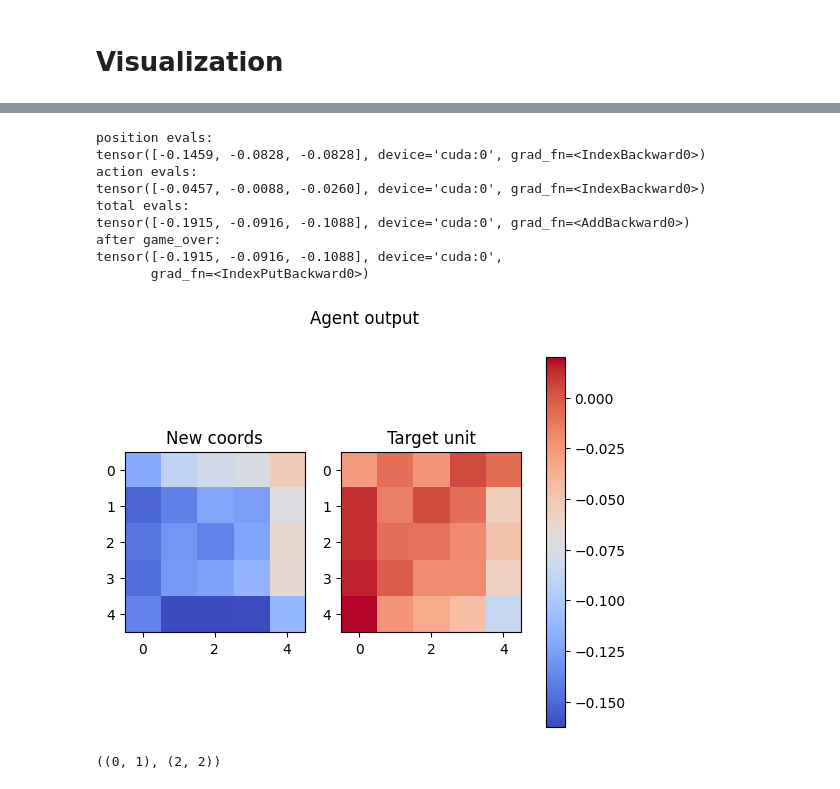
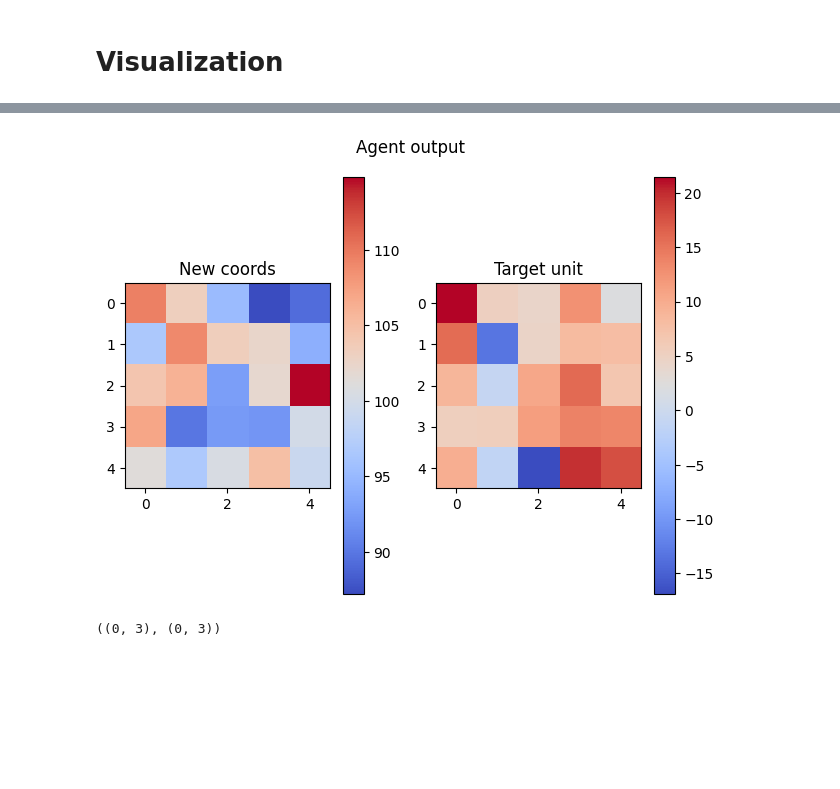
Before and after one commit to Sambura/DnD-RL-combat-agent, a Jupyter notebook: notebooks/model_proto.ipynb, the cells around one changed output, grey strips where cells are left out. Cells and saved outputs as stored; diff of their text form; code cells hidden in the pictures; blank space fills up the shorter version.

Commit message:
Model prototype v1

```diff
--- a/notebooks/model_proto.ipynb
+++ b/notebooks/model_proto.ipynb
@@ -621,4 +628,0 @@ Game over in 12 iterations. Current epsilon = 0.99
-# %%
-game, color_map = create_same_game()
-agent.game = game
-last_reward = float('NaN')
@@ -663,7 +640,7 @@ def plot_featuremaps(data, name="", fm_names=None, vmin=None, vmax=None, shape=N
 
     fig, ax_m = plt.subplots(*shape, dpi=100)
     fig.suptitle(name)
-    axs = ax_m.ravel()
+    axs = np.asarray(ax_m).ravel()
     imgs = []
     for i, (fm, ax) in enumerate(zip(data, axs)):
         imgs.append(ax.imshow(fm, cmap='coolwarm', vmin=vmin, vmax=vmax))
@@ -694,4 +671,4 @@ plot_featuremaps(
 # %%
 game, color_map = create_same_game()
-agent = DnDAgent(game, batch_size=3)
-gstate = game.observe_board()
+agent.game = game
+print_game(game, color_map)
@@ -770,27 +690,14 @@ Next move is by player #1: `Enemy soldier`
-# %%
-agent.learn()
-# %% [output]
-position evals:
-tensor([-0.1459, -0.0828, -0.0828], device='cuda:0', grad_fn=<IndexBackward0>)
-action evals:
-tensor([-0.0457, -0.0088, -0.0260], device='cuda:0', grad_fn=<IndexBackward0>)
-total evals:
-tensor([-0.1915, -0.0916, -0.1088], device='cuda:0', grad_fn=<AddBackward0>)
-after game_over:
-tensor([-0.1915, -0.0916, -0.1088], device='cuda:0',
-       grad_fn=<IndexPutBackward0>)
 # %%
-
-output = agent.model(torch.tensor(state).to(agent.device).unsqueeze(0)).detach().cpu().numpy()[0]
+output = agent.model(torch.tensor(game.observe_board()).to(agent.device).unsqueeze(0)).detach().cpu().numpy()[0]
 
 plot_featuremaps(
     output,
     name='Agent output',
     fm_names=['New coords', 'Target unit'],
-    # separate_cbars=True,
+    separate_cbars=True,
 )
 
-print(choose_action(agent, state)[2])
+print(agent.choose_action(state)[2])
 # %% [output]
-[figure, old version]
+[figure, new version]
-((0, 1), (2, 2))
+((0, 3), (0, 3))
```
Also changed, not shown: parts of 18 cells of this notebook.
